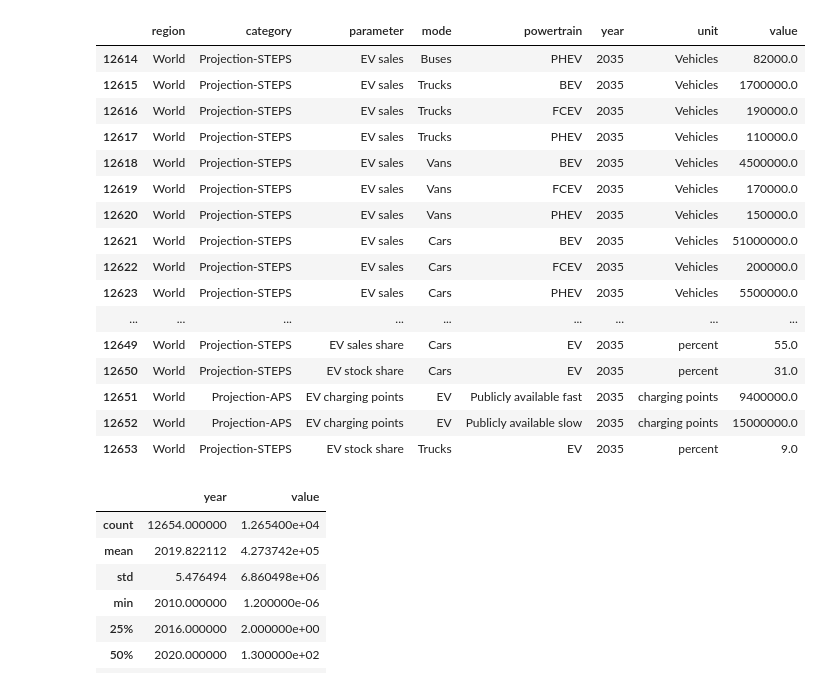
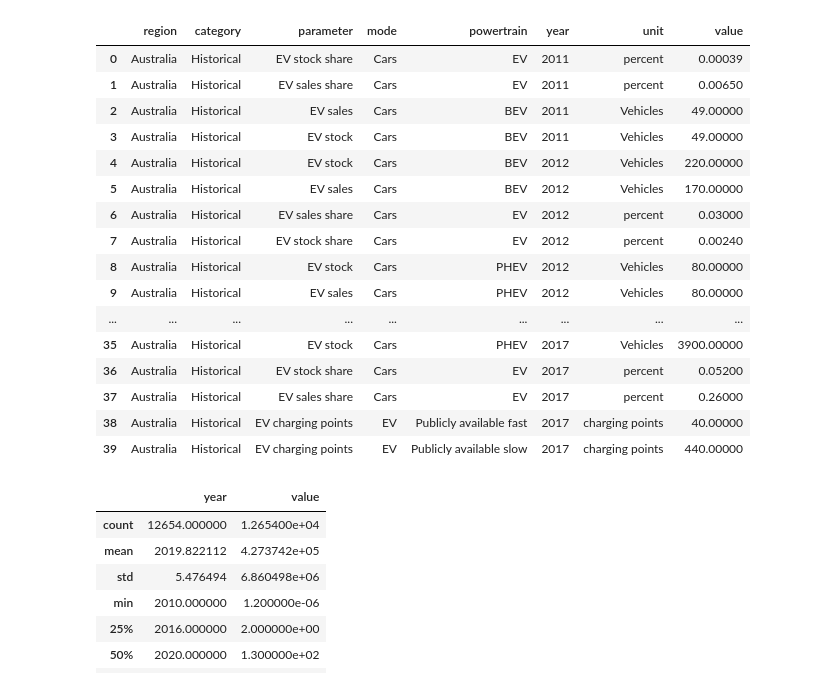
Before and after one commit to arkhanks/data_analytics_proj_3, a Jupyter notebook: Amy/AMY Initial Readin of CSV.ipynb, the cells around one changed output. Cells and saved outputs as stored; diff of their text form; code cells hidden in the pictures.

```diff
--- a/Amy/AMY Initial Readin of CSV.ipynb
+++ b/Amy/AMY Initial Readin of CSV.ipynb
@@ -3,28 +3,28 @@ import pandas as pd
 # %%
 # Import csv file and read it into a dataframe
 csv_file_path = '../Resources/IEA Global EV Data 2024.csv'
 df =pd.read_csv(csv_file_path)
 
 # Inspect the first or last few rows of the dataset to see that the data loaded properly and what you're working with
-df.tail(40)
+df.head(40)
 # %% [output]
 |  | region | category | parameter | mode | powertrain | year | unit | value |
-| 12614 | World | Projection-STEPS | EV sales | Buses | PHEV | 2035 | Vehicles | 82000.0 |
-| 12615 | World | Projection-STEPS | EV sales | Trucks | BEV | 2035 | Vehicles | 1700000.0 |
-| 12616 | World | Projection-STEPS | EV sales | Trucks | FCEV | 2035 | Vehicles | 190000.0 |
-| 12617 | World | Projection-STEPS | EV sales | Trucks | PHEV | 2035 | Vehicles | 110000.0 |
-| 12618 | World | Projection-STEPS | EV sales | Vans | BEV | 2035 | Vehicles | 4500000.0 |
-| 12619 | World | Projection-STEPS | EV sales | Vans | FCEV | 2035 | Vehicles | 170000.0 |
-| 12620 | World | Projection-STEPS | EV sales | Vans | PHEV | 2035 | Vehicles | 150000.0 |
-| 12621 | World | Projection-STEPS | EV sales | Cars | BEV | 2035 | Vehicles | 51000000.0 |
-| 12622 | World | Projection-STEPS | EV sales | Cars | FCEV | 2035 | Vehicles | 200000.0 |
-| 12623 | World | Projection-STEPS | EV sales | Cars | PHEV | 2035 | Vehicles | 5500000.0 |
+| 0 | Australia | Historical | EV stock share | Cars | EV | 2011 | percent | 0.00039 |
+| 1 | Australia | Historical | EV sales share | Cars | EV | 2011 | percent | 0.00650 |
+| 2 | Australia | Historical | EV sales | Cars | BEV | 2011 | Vehicles | 49.00000 |
+| 3 | Australia | Historical | EV stock | Cars | BEV | 2011 | Vehicles | 49.00000 |
+| 4 | Australia | Historical | EV stock | Cars | BEV | 2012 | Vehicles | 220.00000 |
+| 5 | Australia | Historical | EV sales | Cars | BEV | 2012 | Vehicles | 170.00000 |
+| 6 | Australia | Historical | EV sales share | Cars | EV | 2012 | percent | 0.03000 |
+| 7 | Australia | Historical | EV stock share | Cars | EV | 2012 | percent | 0.00240 |
+| 8 | Australia | Historical | EV stock | Cars | PHEV | 2012 | Vehicles | 80.00000 |
+| 9 | Australia | Historical | EV sales | Cars | PHEV | 2012 | Vehicles | 80.00000 |
 | ... | ... | ... | ... | ... | ... | ... | ... | ... |
-| 12649 | World | Projection-STEPS | EV sales share | Cars | EV | 2035 | percent | 55.0 |
-| 12650 | World | Projection-STEPS | EV stock share | Cars | EV | 2035 | percent | 31.0 |
-| 12651 | World | Projection-APS | EV charging points | EV | Publicly available fast | 2035 | charging points | 9400000.0 |
-| 12652 | World | Projection-APS | EV charging points | EV | Publicly available slow | 2035 | charging points | 15000000.0 |
-| 12653 | World | Projection-STEPS | EV stock share | Trucks | EV | 2035 | percent | 9.0 |
+| 35 | Australia | Historical | EV stock | Cars | PHEV | 2017 | Vehicles | 3900.00000 |
+| 36 | Australia | Historical | EV stock share | Cars | EV | 2017 | percent | 0.05200 |
+| 37 | Australia | Historical | EV sales share | Cars | EV | 2017 | percent | 0.26000 |
+| 38 | Australia | Historical | EV charging points | EV | Publicly available fast | 2017 | charging points | 40.00000 |
+| 39 | Australia | Historical | EV charging points | EV | Publicly available slow | 2017 | charging points | 440.00000 |
 # %%
 # get a better idea of the dataset
 df.describe()
```
Also changed, not shown: 9 other files.
